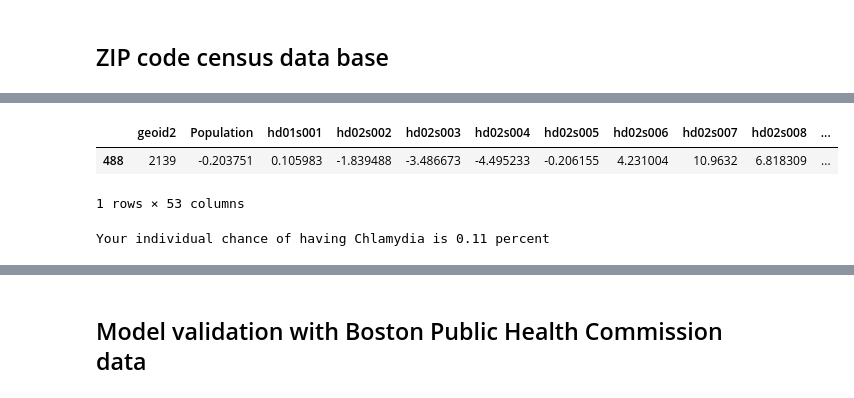
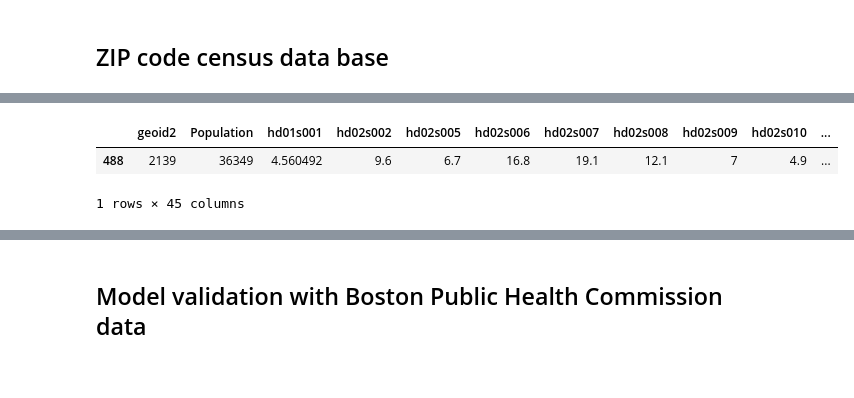
Before and after one commit to ahwkuepper/stdme, a Jupyter notebook: code/app_model_chlamydia.ipynb, the cells around one changed output, grey strips where cells are left out. Drawn from its saved outputs; the diff is of its cells as text; code cells hidden in the pictures.

```diff
--- a/code/app_model_chlamydia.ipynb
+++ b/code/app_model_chlamydia.ipynb
@@ -147,6 +155,7 @@ Your individual chance of having Chlamydia is 2.08 percent
 ## ZIP code census data base
 # %%
 df_zipcode = pd.read_csv("../data/census_zipcode.csv")
+df_zipcode_unnormalized = pd.read_csv("../data/census_zipcode_unnormalized.csv")
 # %%
 df_zipcode.head()
 # %% [output]
@@ -160,20 +169,6 @@ df_zipcode.head()
 # %%
-df_zipcode[df_zipcode["geoid2"]==int(Zipcode)]
+df_zipcode_unnormalized[df_zipcode_unnormalized["geoid2"]==int(Zipcode)]
 # %% [output]
-|  | geoid2 | Population | hd01s001 | hd02s002 | hd02s003 | hd02s004 | hd02s005 | hd02s006 | hd02s007 | hd02s008 | ... |
-| 488 | 2139 | -0.203751 | 0.105983 | -1.839488 | -3.486673 | -4.495233 | -0.206155 | 4.231004 | 10.9632 | 6.818309 | ... |
+|  | geoid2 | Population | hd01s001 | hd02s002 | hd02s005 | hd02s006 | hd02s007 | hd02s008 | hd02s009 | hd02s010 | ... |
+| 488 | 2139 | 36349 | 4.560492 | 9.6 | 6.7 | 16.8 | 19.1 | 12.1 | 7 | 4.9 | ... |
-1 rows × 53 columns
+1 rows × 45 columns
-# %%
-def calculate_rate(Zipcode, Race, Gender, Age):
-    target = df_zipcode[df_zipcode["geoid2"]==int(Zipcode)]
-    target_params = target.values[0]
-    chlamydia_rate = model.predict(target_params[1:])*Ystd+Ymean
-    return chlamydia_rate*gender_factor[Gender]*race_factor[Race]*age_factor[Age]
-
-Race = "White"
-Gender = "Male"
-Age = "35-39"
-Zipcode = "02139"
-print("Your individual chance of having Chlamydia is %.2f percent"%(calculate_rate(Zipcode, Race, Gender, Age)*100))
-# %% [output]
-Your individual chance of having Chlamydia is 0.11 percent
```
Also changed, not shown: parts of 21 cells of this notebook, 1 other file.
